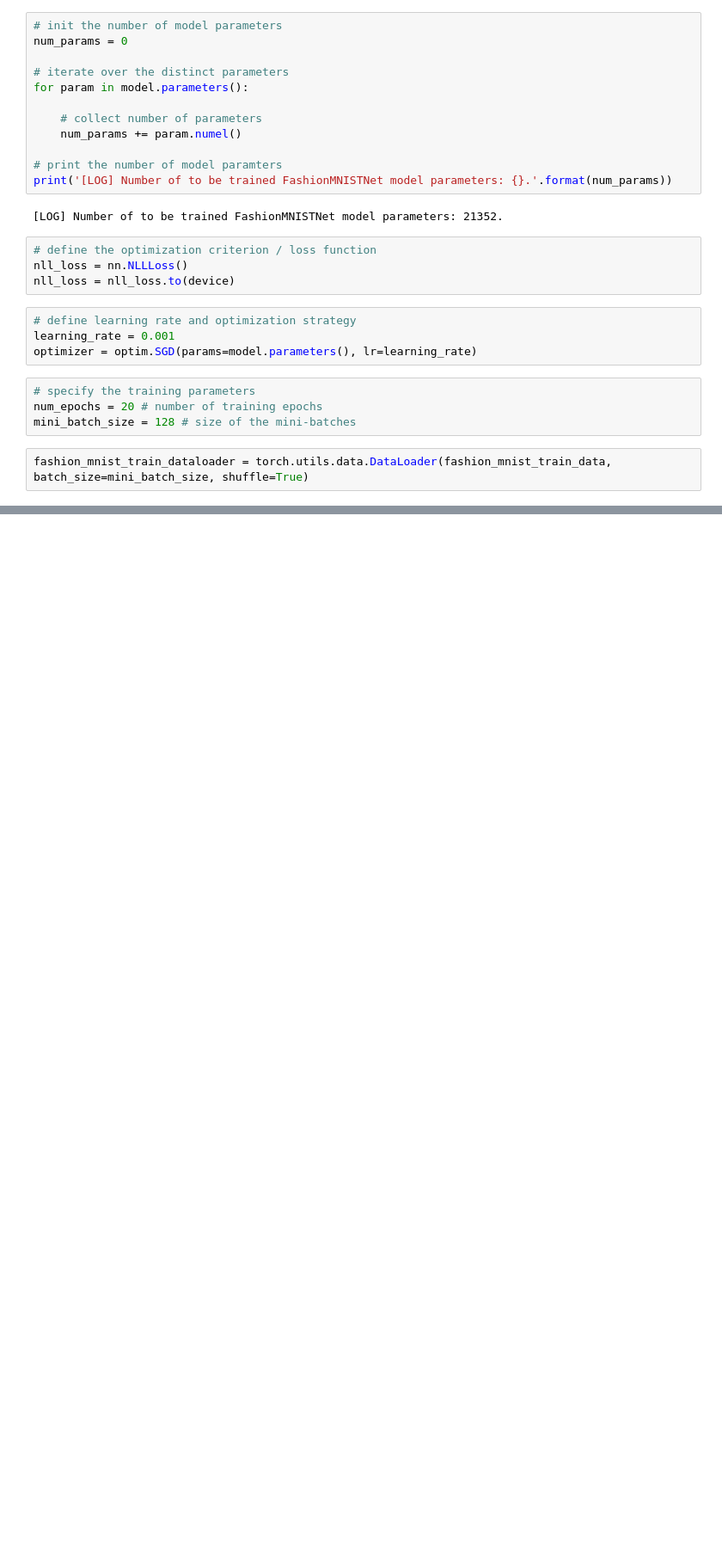
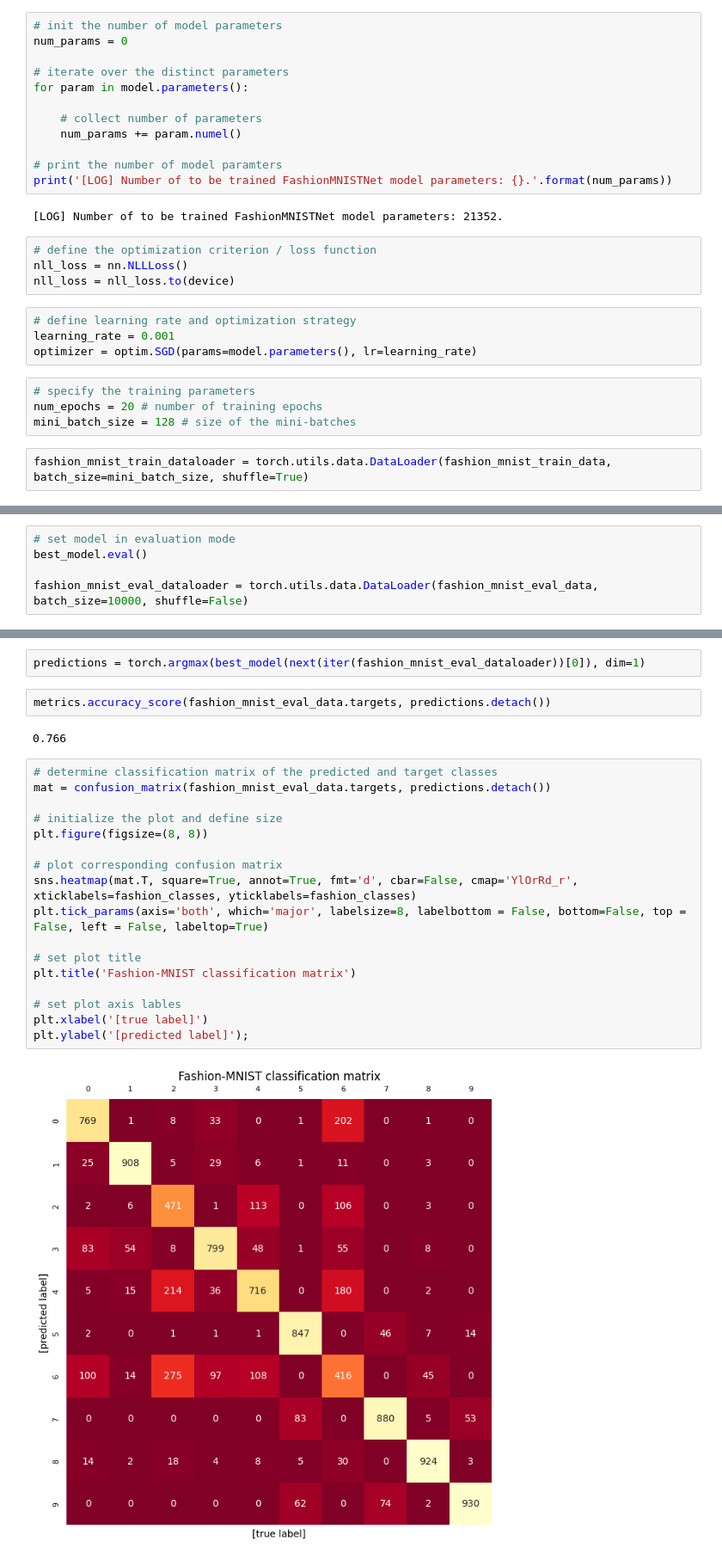
Before and after one commit to iarokr/gserm-dl-homework, a Jupyter notebook: h.ipynb, the cells around one changed output, grey strips where cells are left out. Shown at 86% size. Drawn from its saved outputs; the diff is of its cells as text; blank space fills up the shorter version.

Commit message:
Evaluation works

```diff
--- a/h.ipynb
+++ b/h.ipynb
@@ -310,0 +309,5 @@ for epoch in range(num_epochs):
+# %%
+# set model in evaluation mode
+best_model.eval()
+
+fashion_mnist_eval_dataloader = torch.utils.data.DataLoader(fashion_mnist_eval_data, batch_size=10000, shuffle=False)
@@ -310,0 +338,25 @@ for epoch in range(num_epochs):
+# %%
+predictions = torch.argmax(best_model(next(iter(fashion_mnist_eval_dataloader))[0]), dim=1)
+# %%
+metrics.accuracy_score(fashion_mnist_eval_data.targets, predictions.detach())
+# %% [output]
+0.766
+# %%
+# determine classification matrix of the predicted and target classes
+mat = confusion_matrix(fashion_mnist_eval_data.targets, predictions.detach())
+
+# initialize the plot and define size
+plt.figure(figsize=(8, 8))
+
+# plot corresponding confusion matrix
+sns.heatmap(mat.T, square=True, annot=True, fmt='d', cbar=False, cmap='YlOrRd_r', xticklabels=fashion_classes, yticklabels=fashion_classes)
+plt.tick_params(axis='both', which='major', labelsize=8, labelbottom = False, bottom=False, top = False, left = False, labeltop=True)
+
+# set plot title
+plt.title('Fashion-MNIST classification matrix')
+
+# set plot axis lables
+plt.xlabel('[true label]')
+plt.ylabel('[predicted label]');
+# %% [output]
+[figure, added]
```
Also changed, not shown: parts of 8 cells of this notebook.
